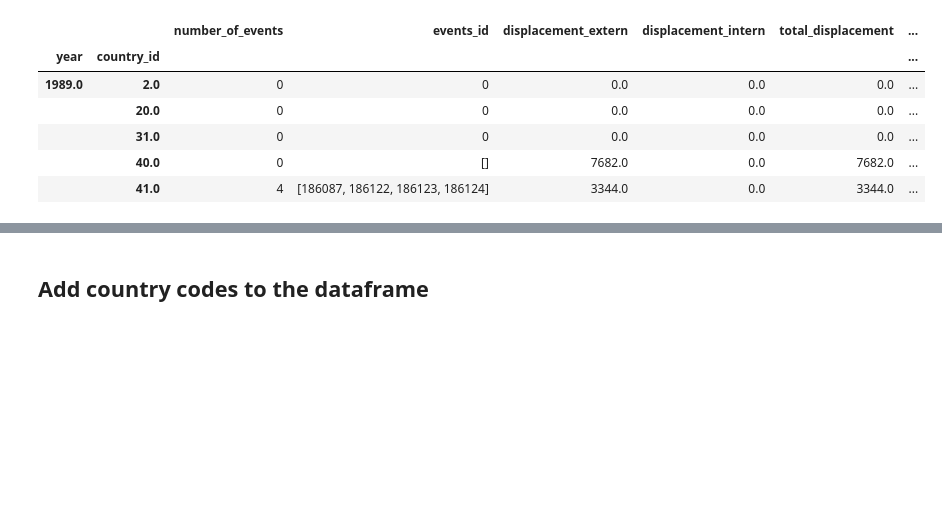
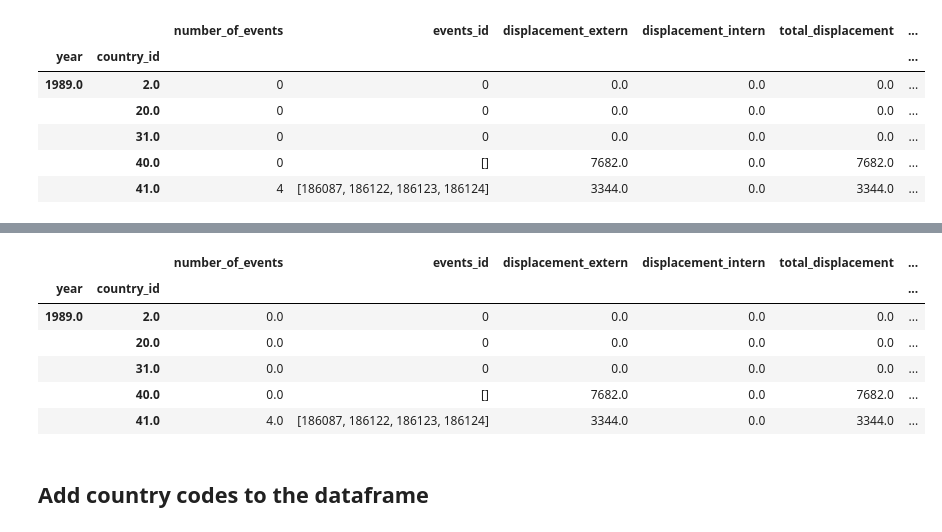
Before and after one commit to vincenzobaz/VBTALL-ADA2017, a Jupyter notebook: Project/notebook_human_cost_df.ipynb, the cells around one changed output, grey strips where cells are left out. Cells and saved outputs as stored; diff of their text form; code cells hidden in the pictures; blank space fills up the shorter version.

```diff
--- a/Project/notebook_human_cost_df.ipynb
+++ b/Project/notebook_human_cost_df.ipynb
@@ -238,0 +245,3 @@ country_human_cost_df = human_cost_gdp_df
+# %%
+with open(os.path.join("pickle", 'hdi.pickle'), 'rb') as data_source:
+    hdi_df = pickle.load(data_source)
@@ -238,0 +254,3 @@ country_human_cost_df = human_cost_gdp_df
+# %%
+hdi_df = hdi_df.set_index(["year", "country_id"])
+print(len(hdi_df))
@@ -238,0 +259,5 @@ country_human_cost_df = human_cost_gdp_df
+# %%
+hdi_duplicated_index = hdi_df.index.duplicated()
+hdi_df = hdi_df.loc[~hdi_duplicated_index]
+print(len(hdi_df))
+display(hdi_df.head(1))
@@ -238,0 +269,15 @@ country_human_cost_df = human_cost_gdp_df
+# %%
+human_cost_hdi_df = pd.merge(country_human_cost_df, hdi_df, how='outer',
+                             left_index=True, right_index=True, sort=True)
+# %%
+human_cost_hdi_df.fillna(value=0, inplace=True)
+
+display(human_cost_hdi_df.head(5))
+# %% [output]
+|  |  | number_of_events | events_id | displacement_extern | displacement_intern | total_displacement | ... |
+| year | country_id |  |  |  |  |  | ... |
+| 1989.0 | 2.0 | 0.0 | 0 | 0.0 | 0.0 | 0.0 | ... |
+|  | 20.0 | 0.0 | 0 | 0.0 | 0.0 | 0.0 | ... |
+|  | 31.0 | 0.0 | 0 | 0.0 | 0.0 | 0.0 | ... |
+|  | 40.0 | 0.0 | [] | 7682.0 | 0.0 | 7682.0 | ... |
+|  | 41.0 | 4.0 | [186087, 186122, 186123, 186124] | 3344.0 | 0.0 | 3344.0 | ... |
```
Also changed, not shown: parts of 12 cells of this notebook, 20 other files.
